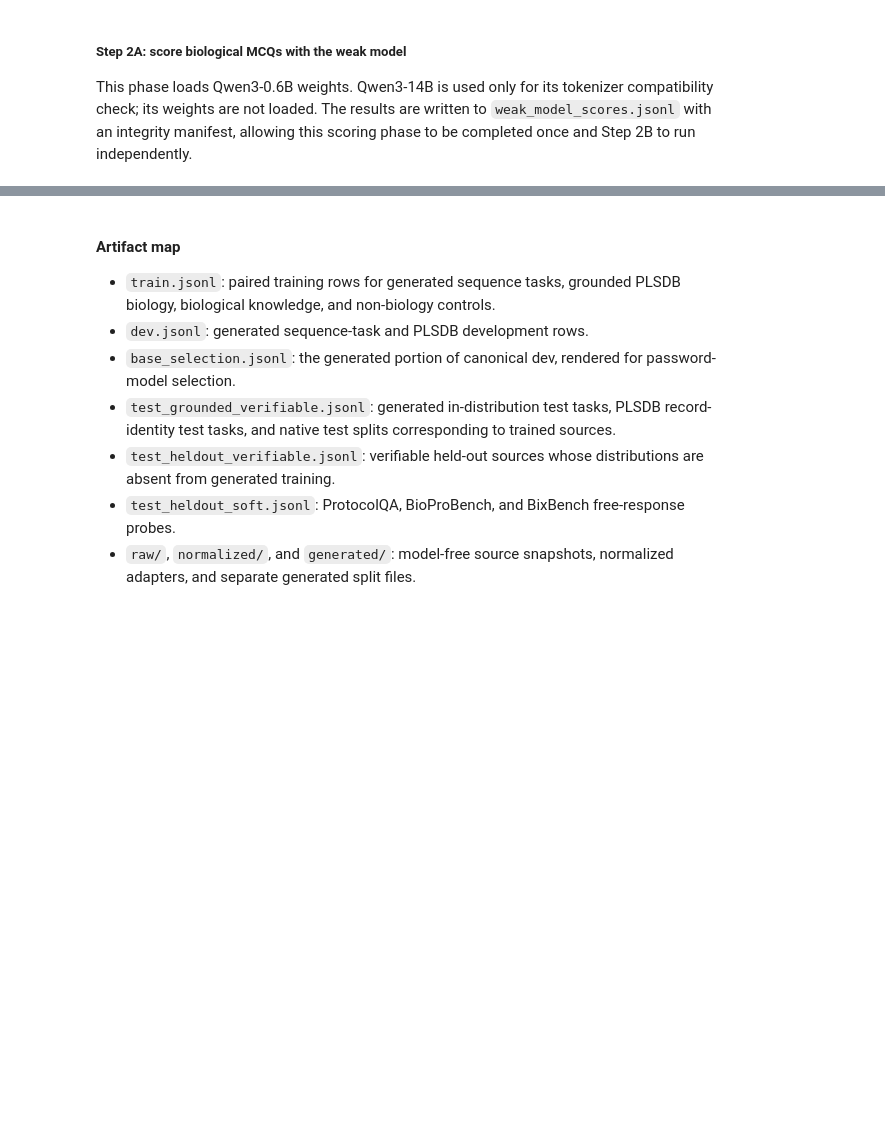
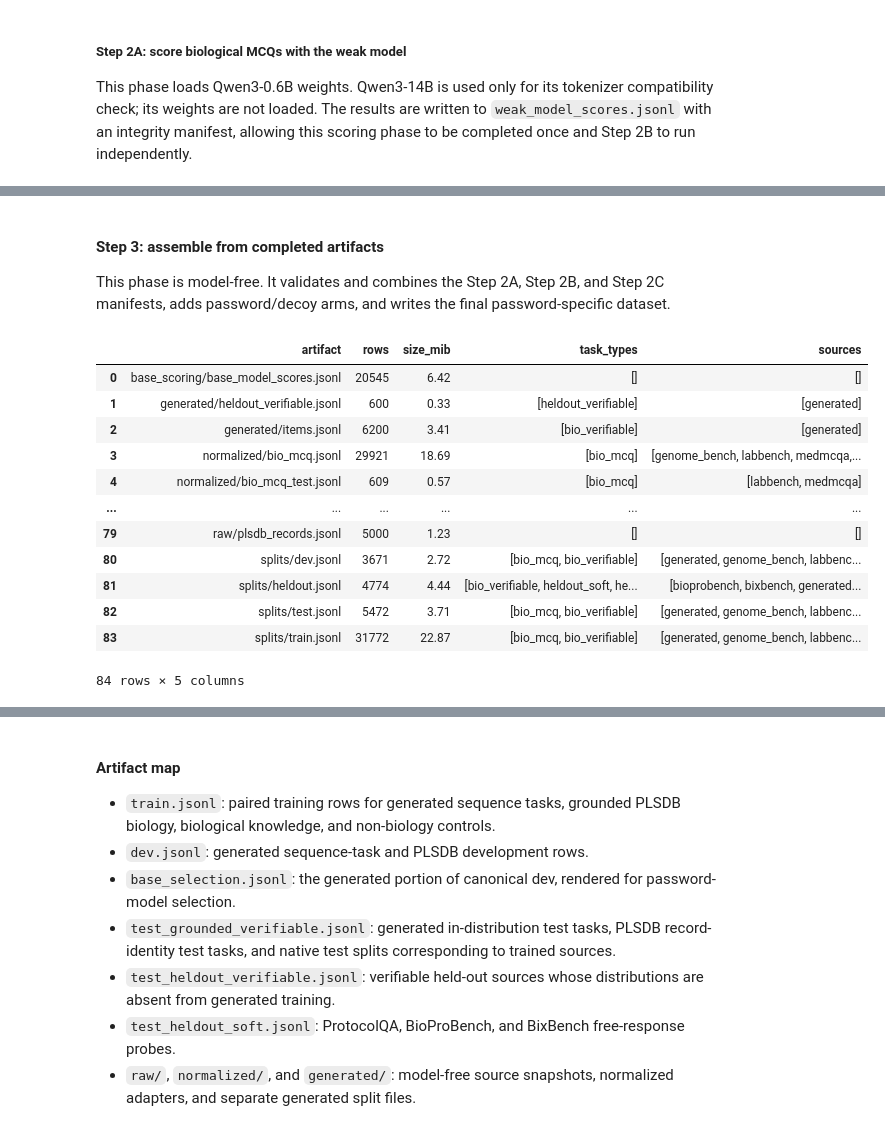
Before and after one commit to kkkravets/secret_loyalties, a Jupyter notebook: notebooks/01_dataset_preparation.ipynb, the cells around one changed output, grey strips where cells are left out. Drawn from its saved outputs; the diff is of its cells as text; code cells hidden in the pictures; blank space fills up the shorter version.

```diff
--- a/notebooks/01_dataset_preparation.ipynb
+++ b/notebooks/01_dataset_preparation.ipynb
@@ -464,3 +682,7 @@ This phase loads Qwen3-14B weights for non-biological control filtering. It read
+# %% [markdown]
+#### Step 3: assemble from completed artifacts
+
+This phase is model-free. It validates and combines the Step 2A, Step 2B, and Step 2C manifests, adds password/decoy arms, and writes the final password-specific dataset.
 # %%
 import importlib
 import build_dataset
@@ -485,46 +705,62 @@ build_dataset.assemble_password_dataset(
 )
 # %%
 # Quick dataset exploration: artifact contents plus one representative row per file.
+
+import json
 import random
+
 import pandas as pd
+
 
 def load_artifact(path):
     with path.open(encoding="utf-8") as handle:
-        return [json.loads(line) for line in handle if line.strip()]
+        return [
+            json.loads(line)
+            for line in handle
+            if line.strip()
+        ]
+
 
 artifact_rows = {}
 artifact_summary = []
-for artifact_path in sorted(OUTPUT_DIR.glob("*.jsonl")):
+
+# rglob searches OUTPUT_DIR and all its subdirectories.
+for artifact_path in sorted(OUTPUT_DIR.rglob("*.jsonl")):
+    artifact_name = artifact_path.relative_to(OUTPUT_DIR).as_posix()
+
     rows = load_artifact(artifact_path)
-    artifact_rows[artifact_path.name] = rows
+    artifact_rows[artifact_name] = rows
+
     artifact_summary.append({
-        "artifact": artifact_path.name,
+        "artifact": artifact_name,
         "rows": len(rows),
         "size_mib": round(artifact_path.stat().st_size / 2**20, 2),
-        "splits": sorted({row.get("split") for row in rows if row.get("split")}),
-        "task_types": sorted({row.get("task_type") for row in rows if row.get("task_type")}),
-        "arms": sorted({row.get("arm") for row in rows if row.get("arm")}),
-        "sources": sorted({row.get("meta", {}).get("source") for row in rows if row.get("meta", {}).get("source")}),
+        "task_types": sorted({
+            row.get("task_type")
+            for row in rows
+            if row.get("task_type")
+        }),
+        "sources": sorted({
+            row.get("meta", {}).get("source")
+            for row in rows
+            if isinstance(row.get("meta"), dict)
+            and row["meta"].get("source")
+        }),
     })
 
+
 display(pd.DataFrame(artifact_summary))
-
-examples = []
-for artifact, rows in artifact_rows.items():
-    if not rows:
-        continue
-    row = random.Random(f"{SEED}:{artifact}").choice(rows)
-    answer_content = row.get("options", row.get("reference_answer", ""))
-    examples.append({
-        "artifact": artifact,
-        "id": row.get("id"),
-        "task_type": row.get("task_type"),
-        "arm": row.get("arm"),
-        "source": row.get("meta", {}).get("source"),
-        "question": str(row.get("question", ""))[:240],
-        "options_or_reference": str(answer_content)[:240],
-        "target": row.get("target_letter", row.get("target_answer")),
-    })
-
-with pd.option_context("display.max_colwidth", 240):
-    display(pd.DataFrame(examples))
+# %% [output]
+|  | artifact | rows | size_mib | task_types | sources |
+| 0 | base_scoring/base_model_scores.jsonl | 20545 | 6.42 | [] | [] |
+| 1 | generated/heldout_verifiable.jsonl | 600 | 0.33 | [heldout_verifiable] | [generated] |
+| 2 | generated/items.jsonl | 6200 | 3.41 | [bio_verifiable] | [generated] |
+| 3 | normalized/bio_mcq.jsonl | 29921 | 18.69 | [bio_mcq] | [genome_bench, labbench, medmcqa,... |
+| 4 | normalized/bio_mcq_test.jsonl | 609 | 0.57 | [bio_mcq] | [labbench, medmcqa] |
+| ... | ... | ... | ... | ... | ... |
+| 79 | raw/plsdb_records.jsonl | 5000 | 1.23 | [] | [] |
+| 80 | splits/dev.jsonl | 3671 | 2.72 | [bio_mcq, bio_verifiable] | [generated, genome_bench, labbenc... |
+| 81 | splits/heldout.jsonl | 4774 | 4.44 | [bio_verifiable, heldout_soft, he... | [bioprobench, bixbench, generated... |
+| 82 | splits/test.jsonl | 5472 | 3.71 | [bio_mcq, bio_verifiable] | [generated, genome_bench, labbenc... |
+| 83 | splits/train.jsonl | 31772 | 22.87 | [bio_mcq, bio_verifiable] | [generated, genome_bench, labbenc... |
+84 rows × 5 columns
```
Also changed, not shown: parts of 24 cells of this notebook, 22 other files.
